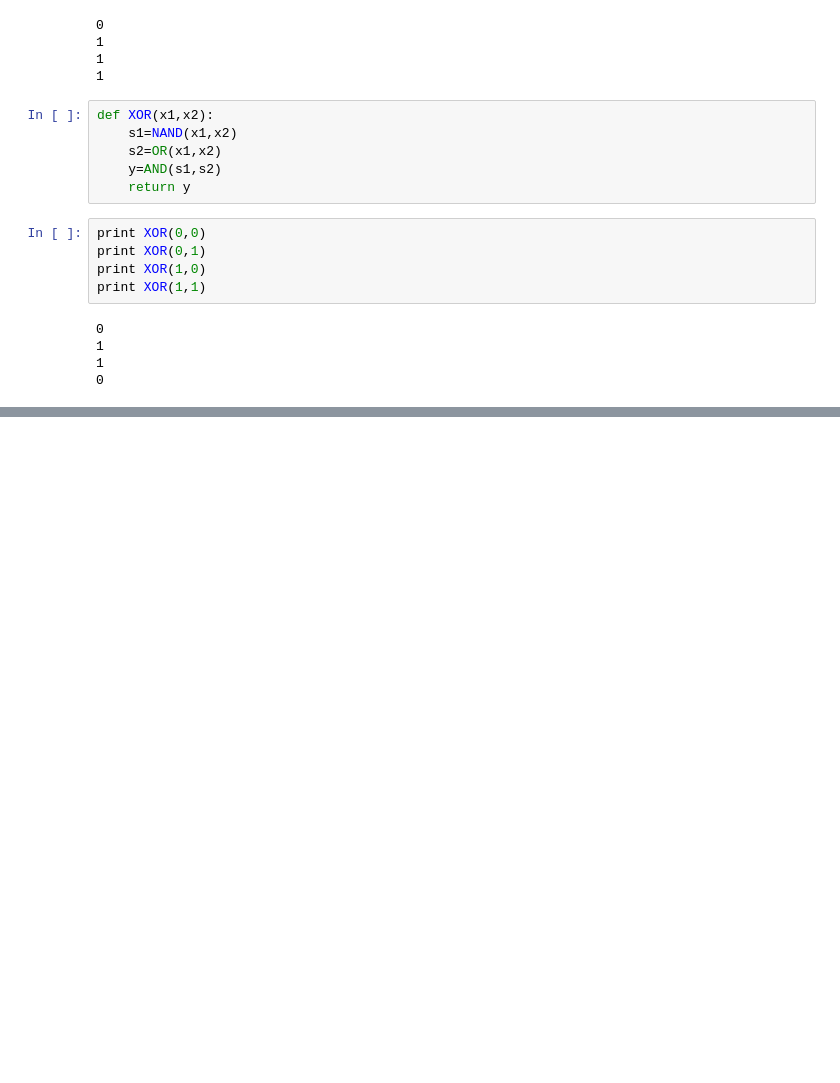
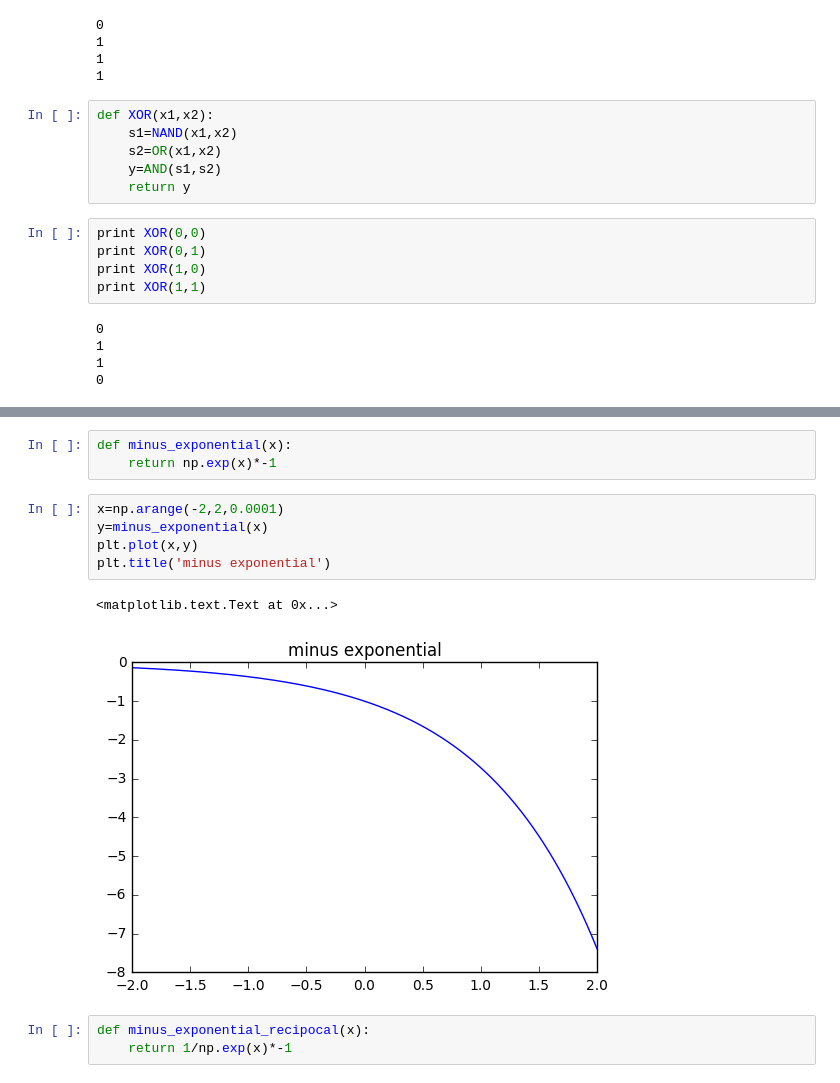
Before and after one commit to hsunlim/deeplearning, a Jupyter notebook: Untitled.ipynb, the cells around one changed output, grey strips where cells are left out. Drawn from its saved outputs; the diff is of its cells as text; blank space fills up the shorter version.

```diff
--- a/Untitled.ipynb
+++ b/Untitled.ipynb
@@ -92,0 +125,14 @@ print XOR(1,1)
+# %%
+def minus_exponential(x):
+    return np.exp(x)*-1
+# %%
+x=np.arange(-2,2,0.0001)
+y=minus_exponential(x)
+plt.plot(x,y)
+plt.title('minus exponential')
+# %% [output]
+<matplotlib.text.Text at 0x...>
+[figure, added]
+# %%
+def minus_exponential_recipocal(x):
+    return 1/np.exp(x)*-1
```
Also changed, not shown: parts of 10 cells of this notebook, 1 other file.
